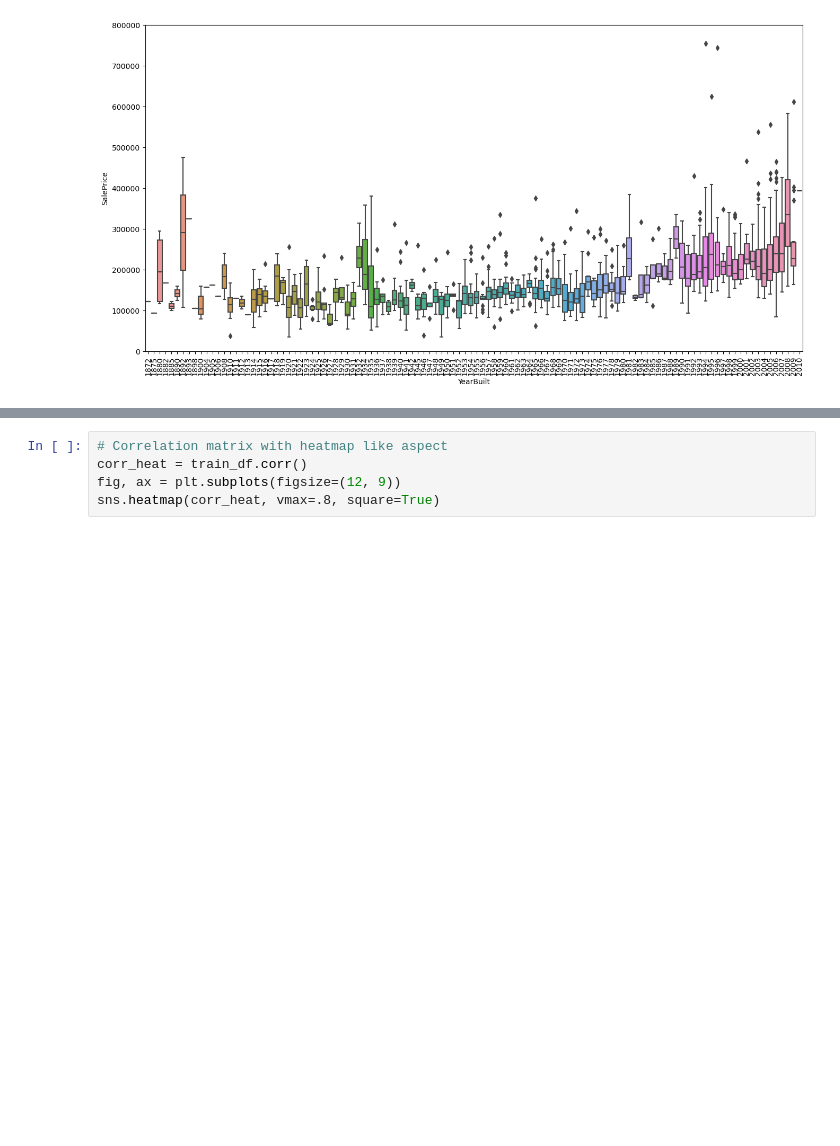
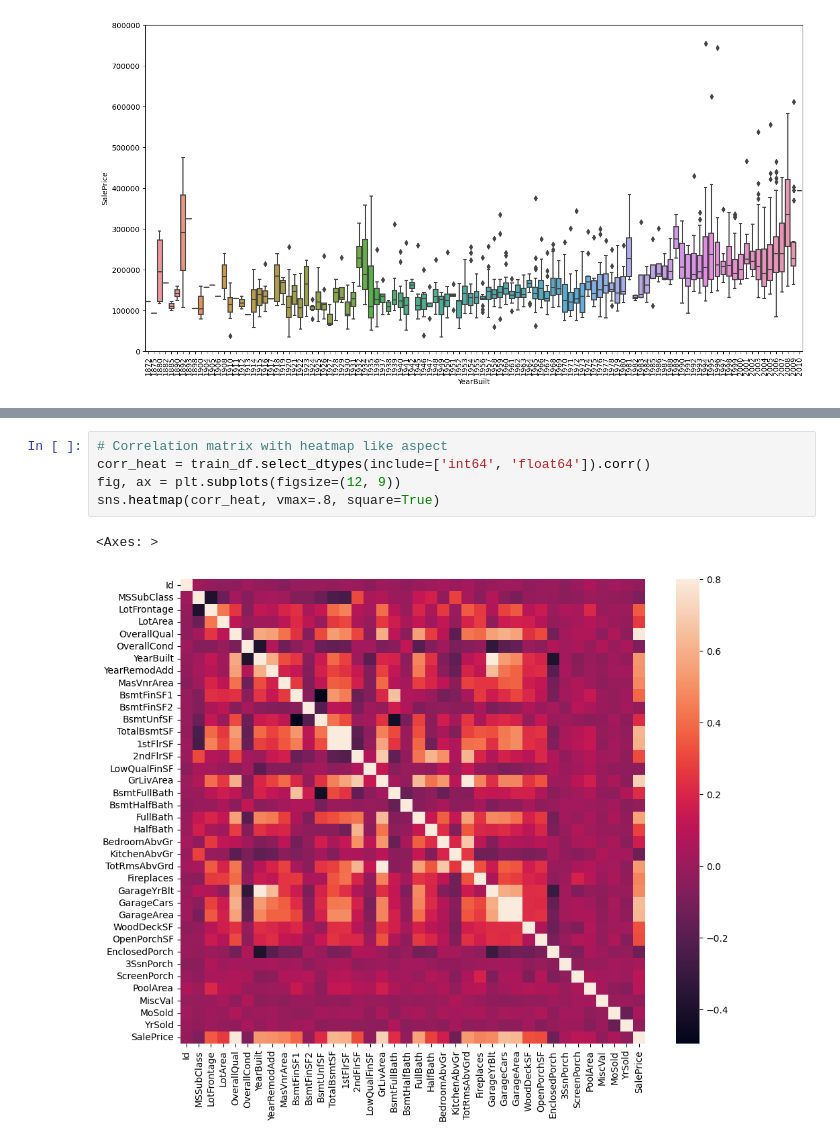
Before and after one commit to h-sutiwas/personal-project, a Jupyter notebook: House Prices Advanced Regression Techniques/house-prices-advanced-regression-techniques/house_price.ipynb, the cells around one changed output, grey strips where cells are left out. Drawn from its saved outputs; the diff is of its cells as text; blank space fills up the shorter version.

```diff
--- a/House Prices Advanced Regression Techniques/house-prices-advanced-regression-techniques/house_price.ipynb
+++ b/House Prices Advanced Regression Techniques/house-prices-advanced-regression-techniques/house_price.ipynb
@@ -95,6 +115,9 @@ plt.xticks(rotation=90);
 # %%
 # Correlation matrix with heatmap like aspect
-corr_heat = train_df.corr()
+corr_heat = train_df.select_dtypes(include=['int64', 'float64']).corr()
 fig, ax = plt.subplots(figsize=(12, 9))
 sns.heatmap(corr_heat, vmax=.8, square=True)
+# %% [output]
+<Axes: >
+[figure, added]
 # %%
```
Also changed, not shown: parts of 7 cells of this notebook.
